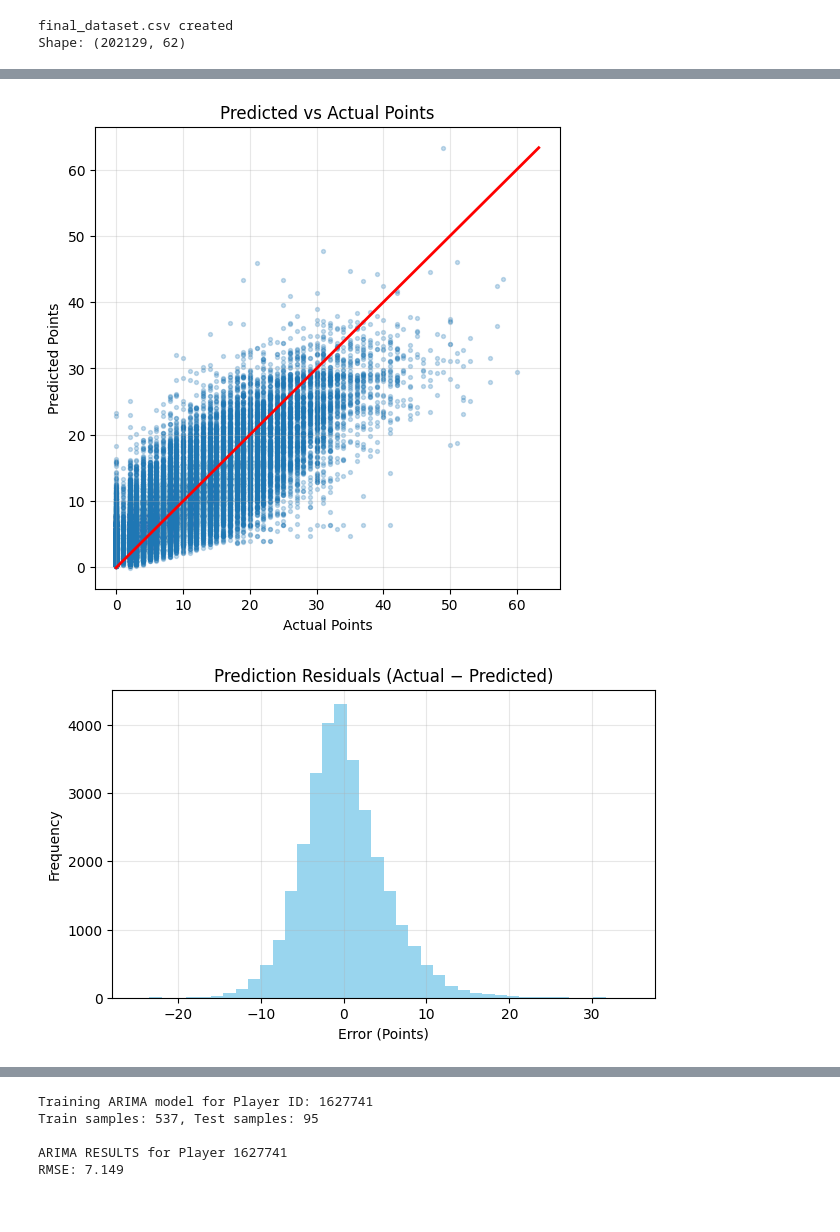
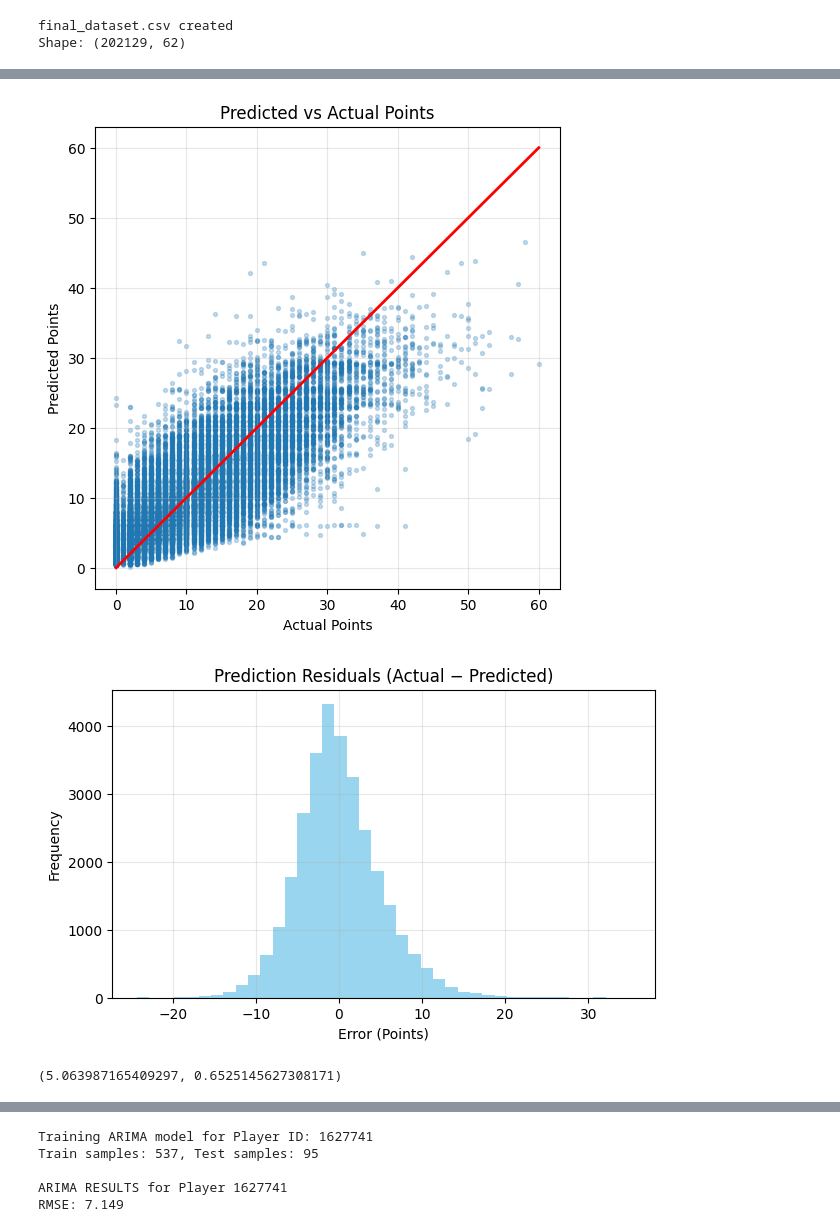
Before and after one commit to neo-lu15/CS441-final, a Jupyter notebook: notebooks/models.ipynb, the cells around one changed output, grey strips where cells are left out. Cells and saved outputs as stored; diff of their text form; code cells hidden in the pictures.

```diff
--- a/notebooks/models.ipynb
+++ b/notebooks/models.ipynb
@@ -216,27 +231,50 @@ R² Score: 0.642
 # %%
 from sklearn.ensemble import GradientBoostingRegressor
-# boosting tree method in the hw
+from sklearn.model_selection import RandomizedSearchCV
 
-gb_model = GradientBoostingRegressor(
-    # number of trees
-    n_estimators = 400,
-    learning_rate = 0.05,
-    max_depth = 3,
-    # use 80% of data per stage
-    subsample = 0.8,
-    random_state = 1,
-    verbose = 1
+gb_param_grid_optimized = {
+    'learning_rate': [0.05, 0.1, 0.2],
+    'max_depth': [3, 4, 5],
+    'subsample': [0.8, 0.9, 1.0],
+    'min_samples_split': [5, 10],
+    'min_samples_leaf': [2, 4]
+}
+
+gb = GradientBoostingRegressor(
+    random_state=1,
+    n_estimators=1000,       # The maximum limit (ceiling)
+    validation_fraction=0.1, # Use 10% of training data to monitor error
+    n_iter_no_change=5,      # Stop if no improvement for 5 consecutive trees
+    tol=0.01                 # Minimum improvement required to keep going
 )
 
-gb_model.fit(X_train, y_train)
-gb_preds = gb_model.predict(X_test)
+# Initialize Random Search
+gb_random = RandomizedSearchCV(
+    estimator=gb,
+    param_distributions=gb_param_grid_optimized,
+    n_iter=20,
+    cv=3,
+    verbose=1,
+    random_state=1,
+    scoring='neg_root_mean_squared_error',
+    n_jobs=-1
+)
 
-# print rmse, r2, and draw graph
-gb_rmse, gb_r2 = evaluate_model(
-    model = gb_model,
-    X_test = X_test,
-    y_test = y_test,
-    preds = gb_preds,
-    feature_names = features
-)
+# Fit the model
+print("Tuning Gradient Boosting with Early Stopping... (This will be much faster)")
+gb_random.fit(X_train, y_train)
+
+# Print best parameters
+print("Best Parameters:", gb_random.best_params_)
+
+# OPTIONAL: Check how many trees were actually built
+# Since we used early stopping, this number will likely be less than 1000
+actual_trees = gb_random.best_estimator_.n_estimators_
+print(f"The best model converged after {actual_trees} trees.")
+
+# Use the best model to predict
+best_gb_preds = gb_random.best_estimator_.predict(X_test)
+
+# Evaluate (assuming you have your evaluate_model function defined)
+evaluate_model(gb_random.best_estimator_, X_test, y_test, best_gb_preds, features)
 # %% [output]
@@ -260,5 +289,6 @@ R² Score: 0.652
-[figure, old version]
+[figure, new version]
-[figure, old version]
+[figure, new version]
+(5.063987165409297, 0.6525145627308171)
 # %%
 from sklearn.ensemble import HistGradientBoostingRegressor
 # another regressor from ensemble
```
Also changed, not shown: parts of 5 cells of this notebook.
